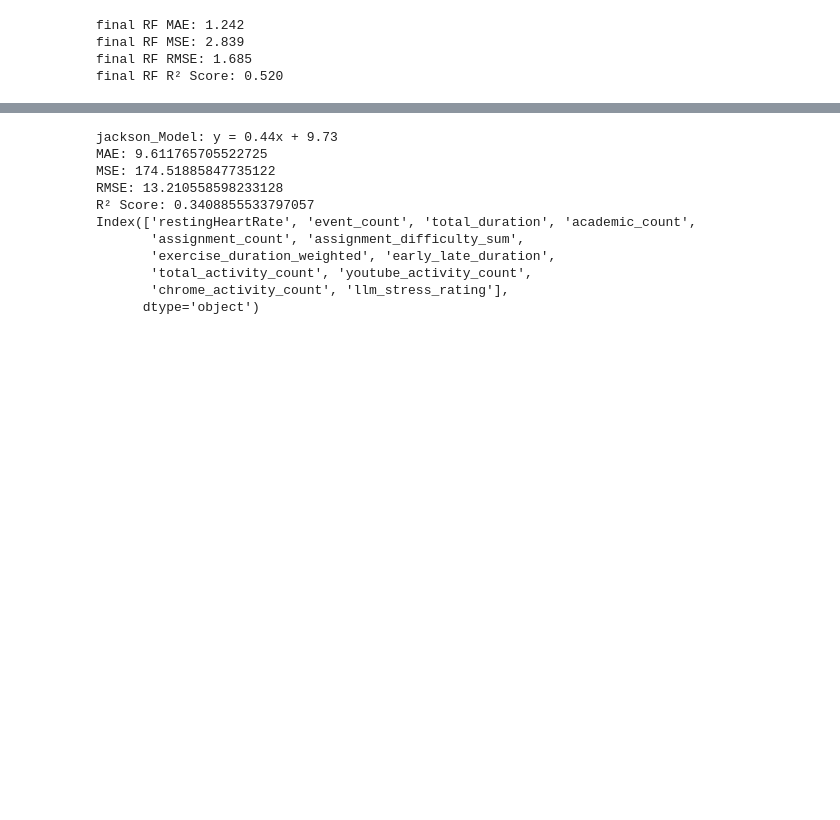
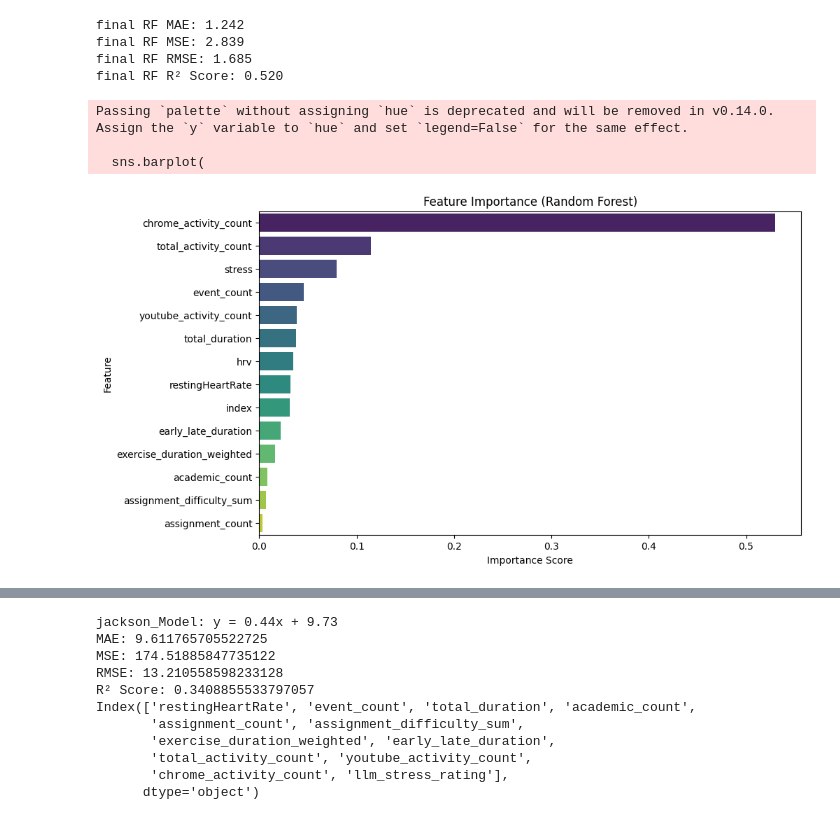
Before and after one commit to wspencerhurst/Analyzing-Online-Behavior-Project, a Jupyter notebook: prediction.ipynb, the cells around one changed output, grey strips where cells are left out. Drawn from its saved outputs; the diff is of its cells as text; code cells hidden in the pictures; blank space fills up the shorter version.

```diff
--- a/prediction.ipynb
+++ b/prediction.ipynb
@@ -23,9 +24,10 @@ from sklearn.metrics import mean_absolute_error, mean_squared_error, r2_score
 # %%
 # reading in the data and filling in nulls
-
-jackson = pd.read_csv("Project/jackson_processed.csv")
-joseph = pd.read_csv("Project/joseph_processed.csv")
-spencer = pd.read_csv("Project/spencer_processed.csv")
+print(os.getcwd())
+print(os.listdir())
+jackson = pd.read_csv("jackson_processed.csv")
+joseph = pd.read_csv("joseph_processed.csv")
+spencer = pd.read_csv("spencer_processed.csv")
 
 joseph = joseph.rename(columns={joseph.columns[0]: "calendarDate"})
 spencer = spencer.rename(columns={spencer.columns[0]: "calendarDate"})
@@ -206,3 +197,30 @@ final RF MAE: 1.242
 final RF MSE: 2.839
 final RF RMSE: 1.685
 final RF R² Score: 0.520
+# %%
+importances = final_rf_model.feature_importances_
+feature_importance = pd.DataFrame({
+    'Feature': X_train.columns,
+    'Importance': importances
+})
+
+# Sort by importance
+feature_importance = feature_importance.sort_values(by='Importance', ascending=False)
+
+plt.figure(figsize=(10,6))
+sns.barplot(
+    x='Importance',
+    y='Feature',
+    data=feature_importance,
+    palette='viridis',
+    orient='h'
+)
+plt.title('Feature Importance (Random Forest)')
+plt.xlabel('Importance Score')
+plt.ylabel('Feature')
+plt.show()
+# %% [output]
+Passing `palette` without assigning `hue` is deprecated and will be removed in v0.14.0. Assign the `y` variable to `hue` and set `legend=False` for the same effect.
+
+  sns.barplot(
+[figure, added]
```
Also changed, not shown: parts of 9 cells of this notebook.
